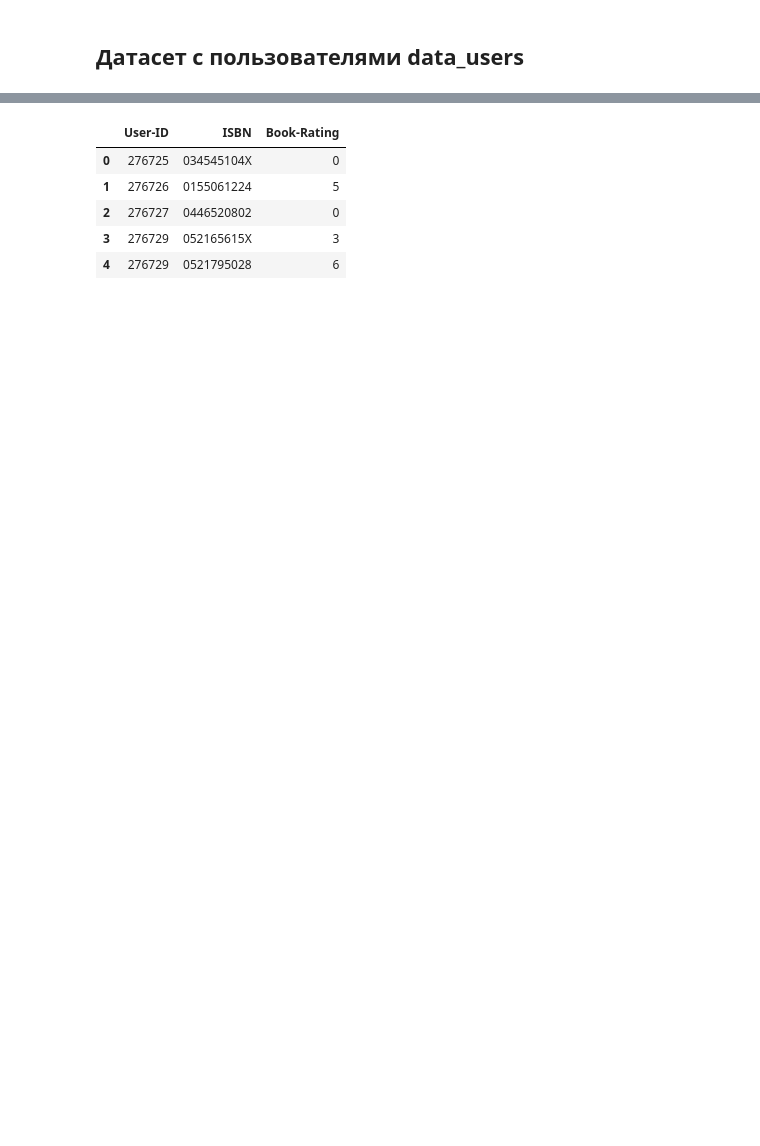
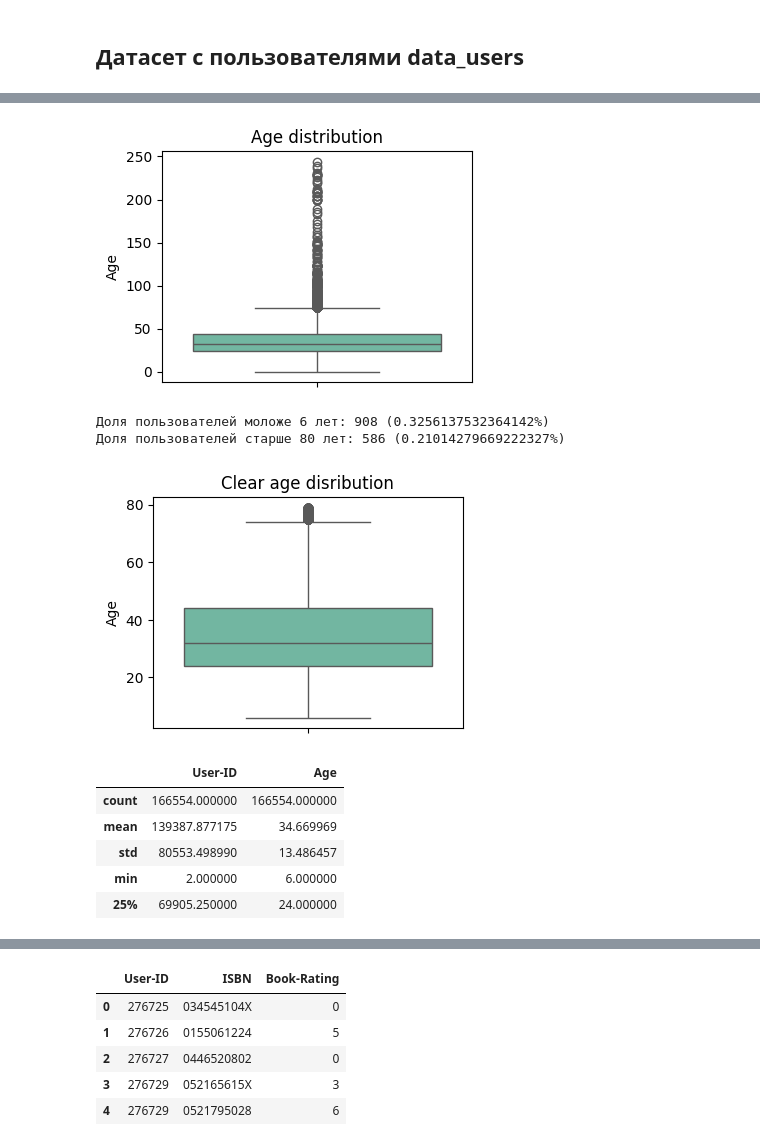
Before and after one commit to FortrainMas/BRS, a Jupyter notebook: notebooks/eda.ipynb, the cells around one changed output, grey strips where cells are left out. Saved outputs shown, nothing was run; the diff lists cells and outputs as text; code cells hidden in the pictures; blank space fills up the shorter version.

```diff
--- a/notebooks/eda.ipynb
+++ b/notebooks/eda.ipynb
@@ -73,3 +52,0 @@ Number of very old users: 366
-# %%
-data_users["Location"] = data_users["Location"].astype(str)
-data_users.isna().sum()
@@ -81,4 +52,0 @@ dtype: int64
-# %%
-from brs.preprocessing import UsersPreprocessingStrategy
-
-data_users = UsersPreprocessingStrategy().preprocess(data_users)
@@ -90,0 +137,27 @@ data_users = UsersPreprocessingStrategy().preprocess(data_users)
+# %%
+from brs.analysis import BoxPlotInspection
+
+BoxPlotInspection("Age", title="Age distribution", figsize=(4,3)).inspect(data_users)
+
+young_users = (data_users["Age"] < 6).sum()
+print(f"Доля пользователей моложе 6 лет: {young_users} ({young_users / data_users.shape[0] * 100}%)")
+
+old_users = (data_users["Age"] > 80).sum()
+print(f"Доля пользователей старше 80 лет: {old_users} ({old_users / data_users.shape[0] * 100}%)")
+
+mask = (data_users["Age"] < 80) & (data_users["Age"] > 5)
+BoxPlotInspection("Age", title="Clear age disribution", figsize=(4,3)
+                  ).inspect(data_users[mask])
+
+data_users[mask].describe().head()
+# %% [output]
+[figure, added]
+Доля пользователей моложе 6 лет: 908 (0.3256137532364142%)
+Доля пользователей старше 80 лет: 586 (0.21014279669222327%)
+[figure, added]
+|  | User-ID | Age |
+| count | 166554.000000 | 166554.000000 |
+| mean | 139387.877175 | 34.669969 |
+| std | 80553.498990 | 13.486457 |
+| min | 2.000000 | 6.000000 |
+| 25% | 69905.250000 | 24.000000 |
```
Also changed, not shown: parts of 124 cells of this notebook, 42 other files.
